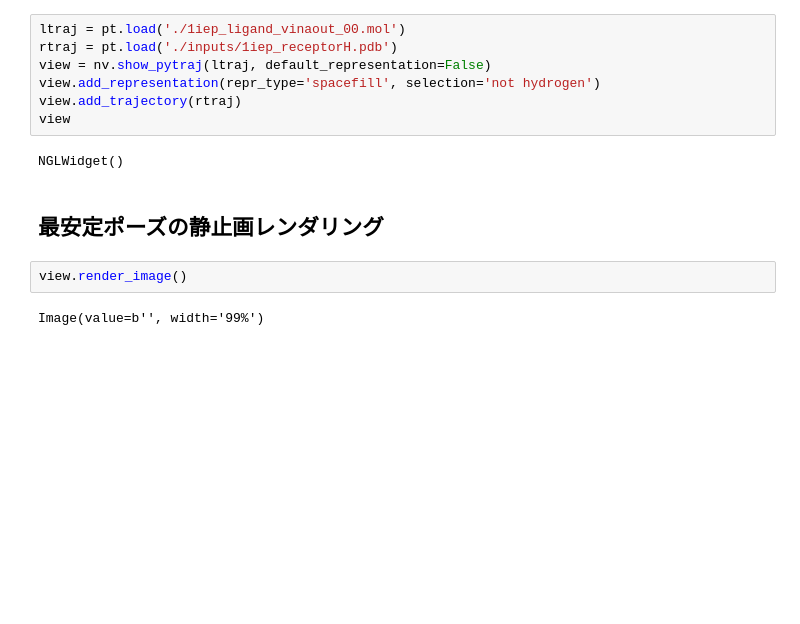
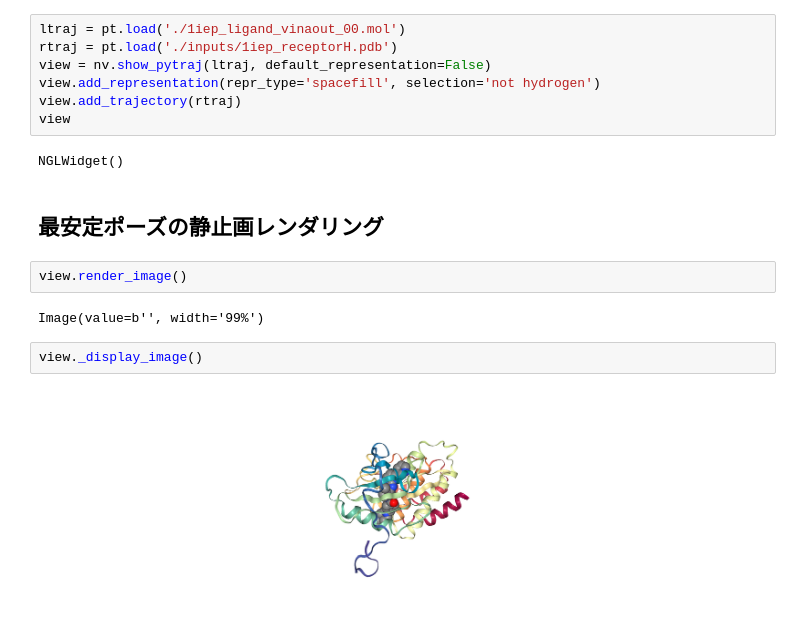
Before and after one commit to mkatouda/meeko-vina, a Jupyter notebook: meekovina_tutorial_jp.ipynb, the cells around one changed output. Drawn from its saved outputs; the diff is of its cells as text; blank space fills up the shorter version.

```diff
--- a/meekovina_tutorial_jp.ipynb
+++ b/meekovina_tutorial_jp.ipynb
@@ -206,3 +206,7 @@ NGLWidget()
 view.render_image()
 # %% [output]
 Image(value=b'', width='99%')
+# %%
+view._display_image()
+# %% [output]
+[figure, added]
```
